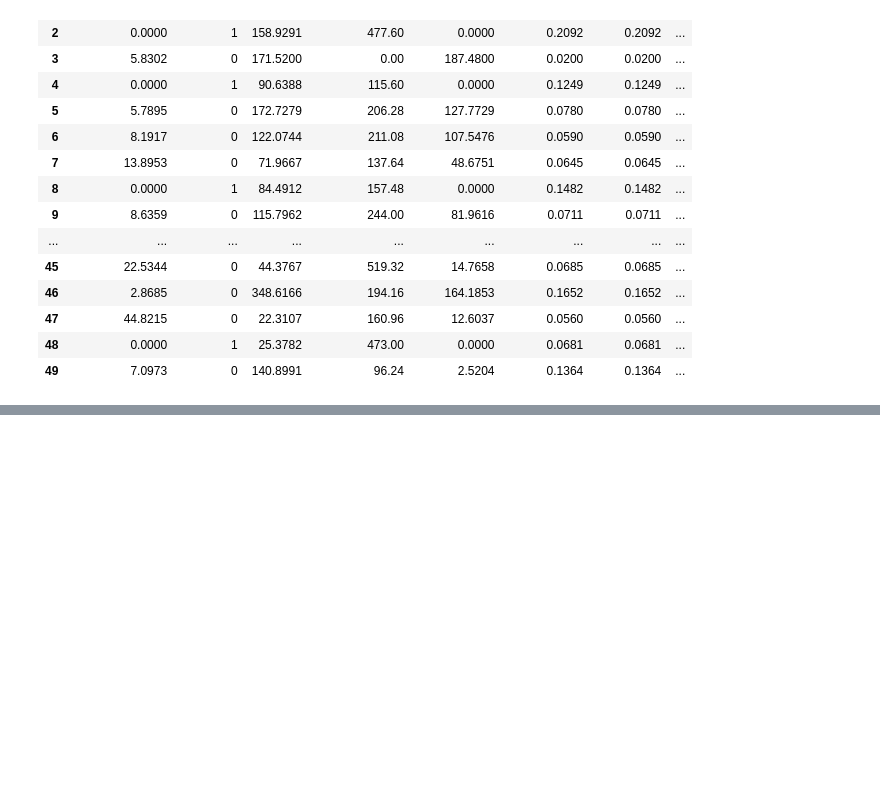
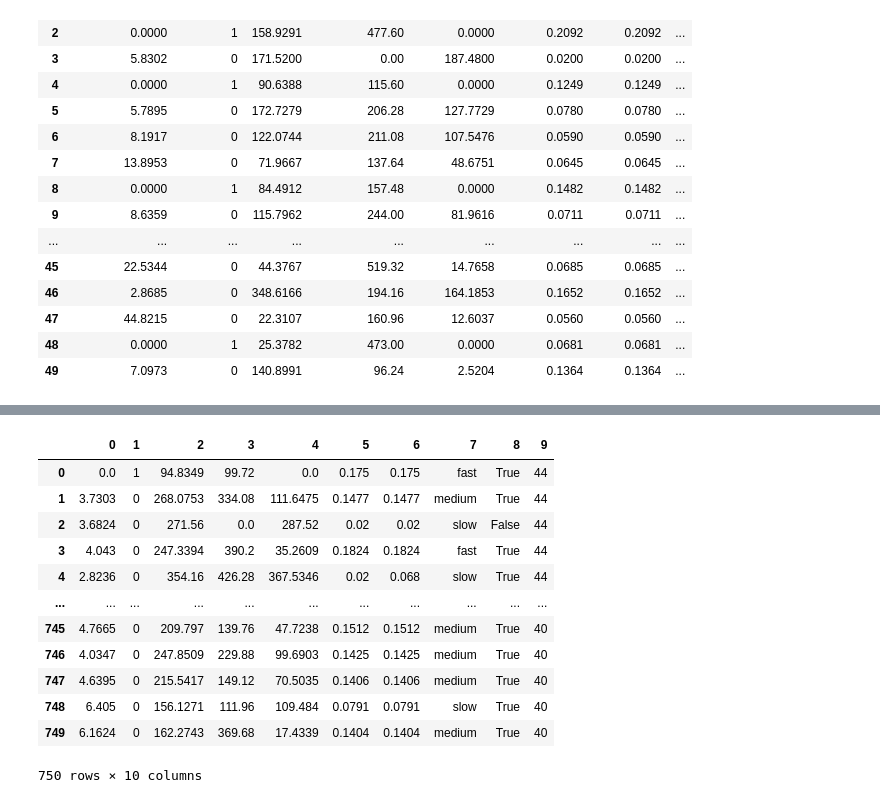
Before and after one commit to Sahil-Tomar/Slow-Escape-Decisions-Trait-Anxiety, a Jupyter notebook: STAI-Y/score2.ipynb, the cells around one changed output, grey strips where cells are left out. Drawn from its saved outputs; the diff is of its cells as text; code cells hidden in the pictures; blank space fills up the shorter version.

Commit message:
datass

```diff
--- a/STAI-Y/score2.ipynb
+++ b/STAI-Y/score2.ipynb
@@ -243,0 +283,4 @@ for i in dfs.keys():
+# %%
+list=[]
+for i in dfs.keys():
+    list.append(dfs[i].to_numpy())
@@ -243,0 +311,2 @@ for i in dfs.keys():
+# %%
+merge=list[0]
@@ -243,0 +333,4 @@ for i in dfs.keys():
+# %%
+
+for i in list[1:]:
+    merge=np.concatenate((merge,i),axis=0)
@@ -243,0 +347,18 @@ for i in dfs.keys():
+# %%
+merged=pd.DataFrame(merge)
+# %%
+merged
+# %% [output]
+|  | 0 | 1 | 2 | 3 | 4 | 5 | 6 | 7 | 8 | 9 |
+| 0 | 0.0 | 1 | 94.8349 | 99.72 | 0.0 | 0.175 | 0.175 | fast | True | 44 |
+| 1 | 3.7303 | 0 | 268.0753 | 334.08 | 111.6475 | 0.1477 | 0.1477 | medium | True | 44 |
+| 2 | 3.6824 | 0 | 271.56 | 0.0 | 287.52 | 0.02 | 0.02 | slow | False | 44 |
+| 3 | 4.043 | 0 | 247.3394 | 390.2 | 35.2609 | 0.1824 | 0.1824 | fast | True | 44 |
+| 4 | 2.8236 | 0 | 354.16 | 426.28 | 367.5346 | 0.02 | 0.068 | slow | True | 44 |
+| ... | ... | ... | ... | ... | ... | ... | ... | ... | ... | ... |
+| 745 | 4.7665 | 0 | 209.797 | 139.76 | 47.7238 | 0.1512 | 0.1512 | medium | True | 40 |
+| 746 | 4.0347 | 0 | 247.8509 | 229.88 | 99.6903 | 0.1425 | 0.1425 | medium | True | 40 |
+| 747 | 4.6395 | 0 | 215.5417 | 149.12 | 70.5035 | 0.1406 | 0.1406 | medium | True | 40 |
+| 748 | 6.405 | 0 | 156.1271 | 111.96 | 109.484 | 0.0791 | 0.0791 | slow | True | 40 |
+| 749 | 6.1624 | 0 | 162.2743 | 369.68 | 17.4339 | 0.1404 | 0.1404 | medium | True | 40 |
+750 rows × 10 columns
```
Also changed, not shown: parts of 17 cells of this notebook, 2 other files.
